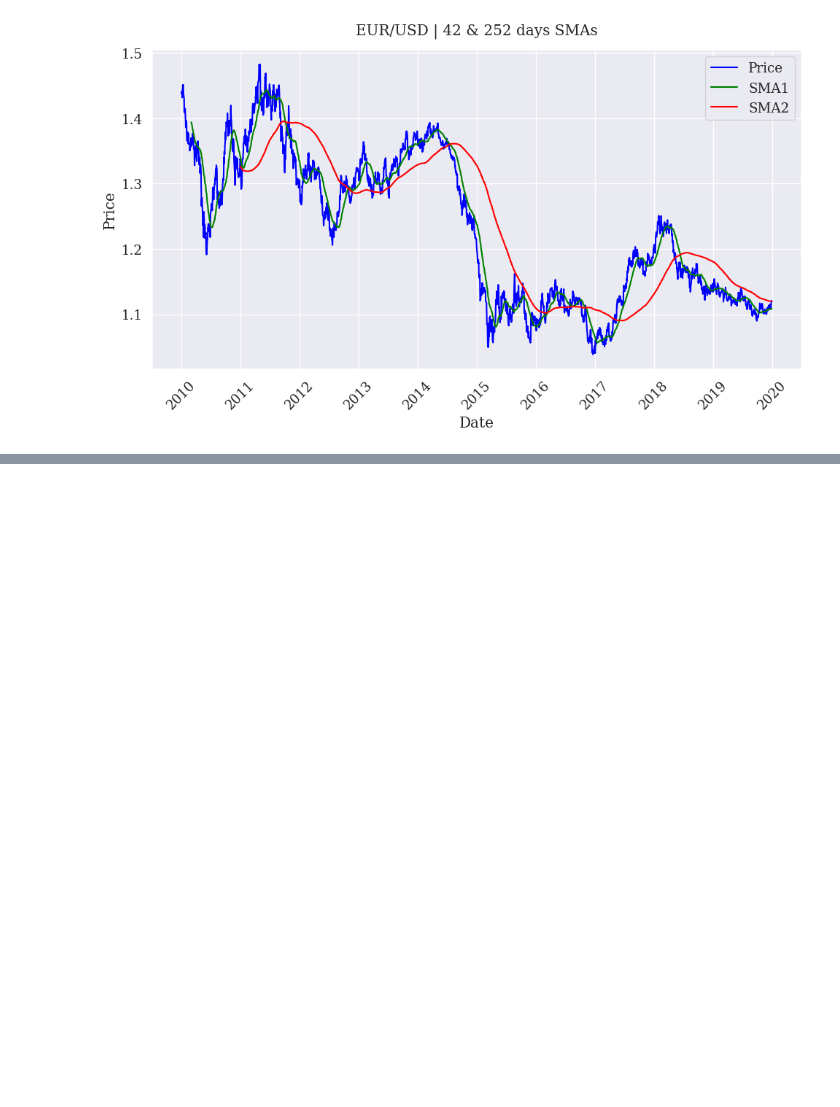
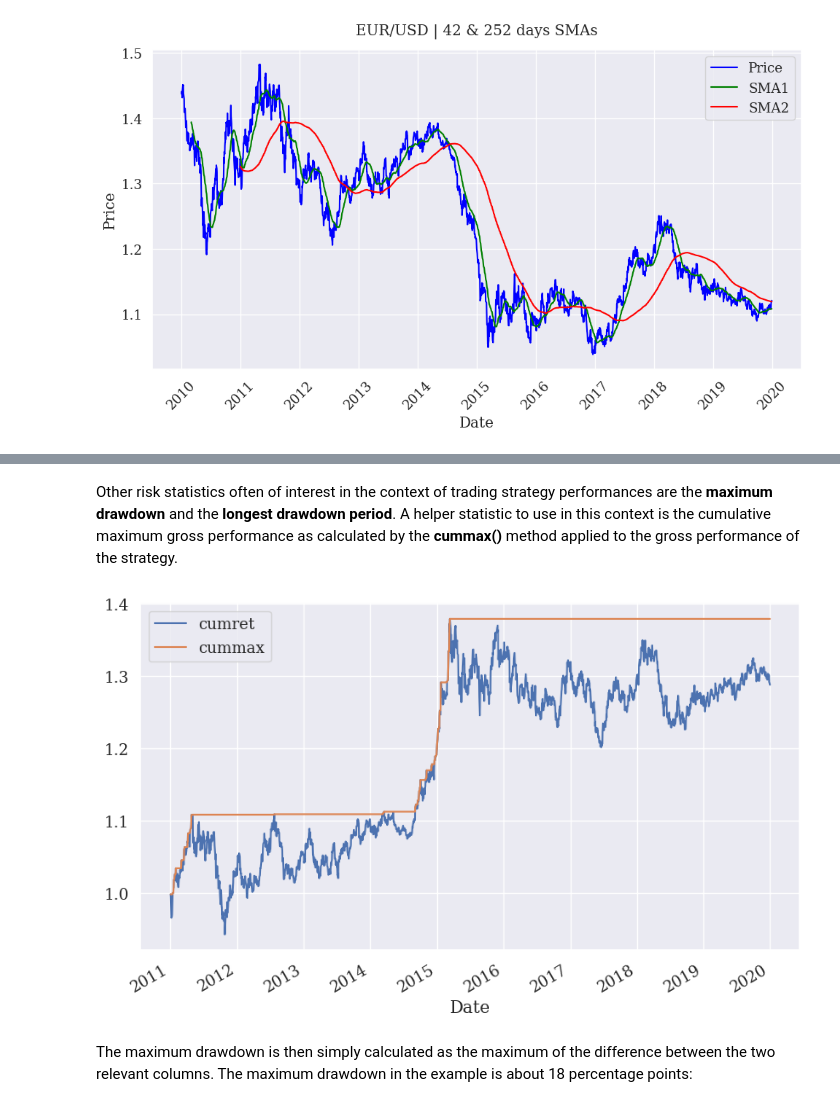
Before and after one commit to henriquemenegaz/algo-trading-python-book, a Jupyter notebook: src/03.FirstStrategies/03a_SMA.ipynb, the cells around one changed output, grey strips where cells are left out. Drawn from its saved outputs; the diff is of its cells as text; code cells hidden in the pictures; blank space fills up the shorter version.

```diff
--- a/src/03.FirstStrategies/03a_SMA.ipynb
+++ b/src/03.FirstStrategies/03a_SMA.ipynb
@@ -106,0 +217,15 @@ plt.tight_layout()
+# %% [markdown]
+Other risk statistics often of interest in the context of trading strategy performances are the **maximum drawdown** and the **longest drawdown period**. A helper statistic to use in this context is the cumulative maximum gross performance as calculated by the **cummax()** method applied to the gross performance of the strategy.
+# %%
+# Defines a new column, cumret, with the gross performance over time.
+data['cumret'] = data['strategy'].cumsum().apply(np.exp)
+# Defines yet another column with the running maximum value of the gross performance.
+data['cummax'] = data['cumret'].cummax()
+
+# Plot the new columns
+data[['cumret', 'cummax']].dropna().plot(figsize=(10, 6))
+plt.show()
+# %% [output]
+[figure, added]
+# %% [markdown]
+The maximum drawdown is then simply calculated as the maximum of the difference between the two relevant columns. The maximum drawdown in the example is about 18 percentage points:
```
Also changed, not shown: parts of 22 cells of this notebook, 1 other file.
